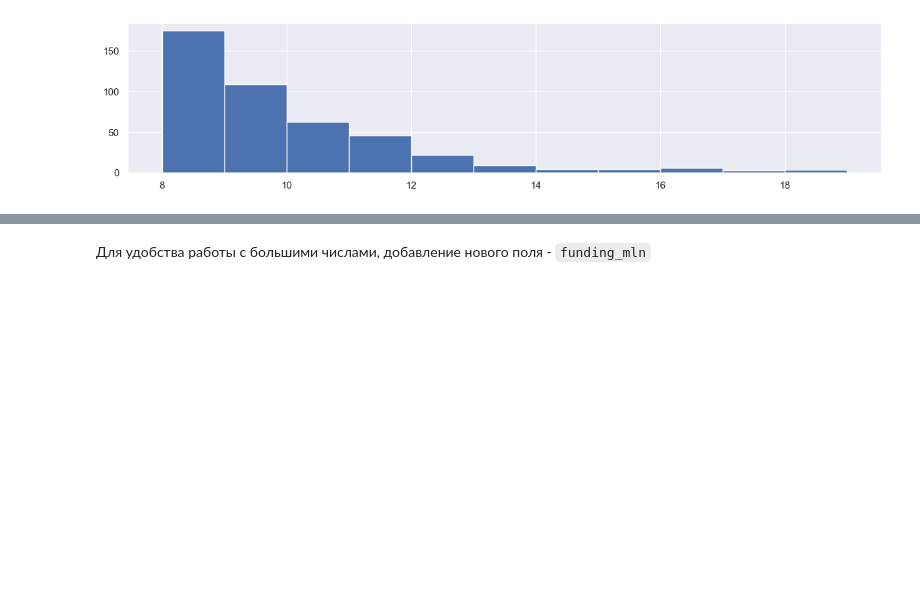
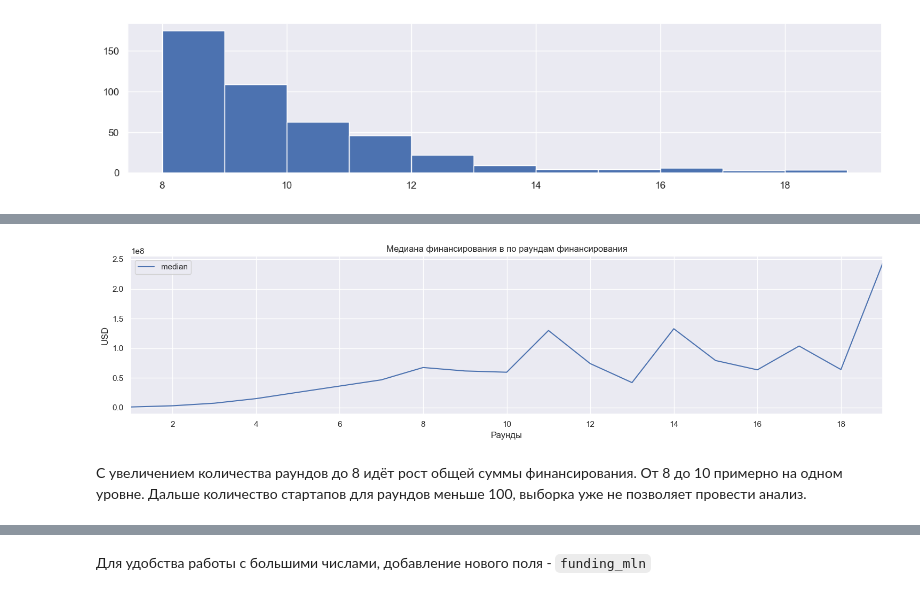
Before and after one commit to andrew-tvorogov/practicum_masterskaya_1, a Jupyter notebook: practicum_startups.ipynb, the cells around one changed output, grey strips where cells are left out. Saved outputs shown, nothing was run; the diff lists cells and outputs as text; code cells hidden in the pictures; blank space fills up the shorter version.

Commit message:
rearranged chapters, added research funding_rounds

```diff
--- a/practicum_startups.ipynb
+++ b/practicum_startups.ipynb
@@ -1169,3 +1175,8 @@ startups_data[startups_data['funding_rounds'] > 7]['funding_rounds'].hist(figsiz
 #startups_data.pivot_table(index='funding_rounds', values='name', aggfunc='count').sort_values(by=['funding_rounds'],ascending=True)
 # %% [output]
 [figure]
+# %%
+funding_rounds = startups_data[['funding_rounds','funding_total_usd']]\
+    .groupby(['funding_rounds'])['funding_total_usd']\
+    .agg(['mean','median','max','min','count'])
+funding_rounds
@@ -1171,0 +1202,12 @@ startups_data[startups_data['funding_rounds'] > 7]['funding_rounds'].hist(figsiz
+# %%
+funding_rounds[['median']].plot(figsize=(15,4)) ;
+plt.title('Медиана финансирования по раундам финансирования')
+plt.xlabel('Раунды')
+plt.ylabel('USD')
+plt.xlim([1, 19])
+plt.tight_layout()
+plt.show()
+# %% [output]
+[figure, added]
+# %% [markdown]
+С увеличением количества раундов до 8 идёт рост общей суммы финансирования. От 8 до 10 примерно на одном уровне. Дальше количество стартапов для раундов меньше 100, выборка уже не позволяет провести анализ.
```
Also changed, not shown: parts of 62 cells of this notebook.
